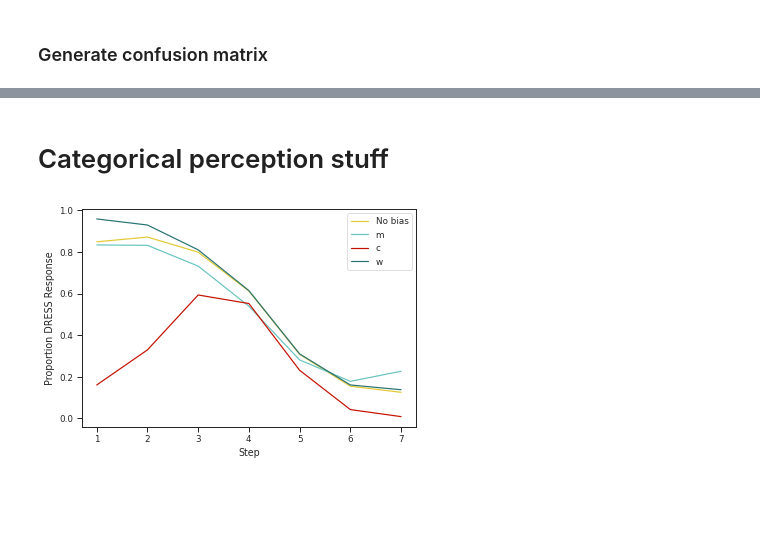
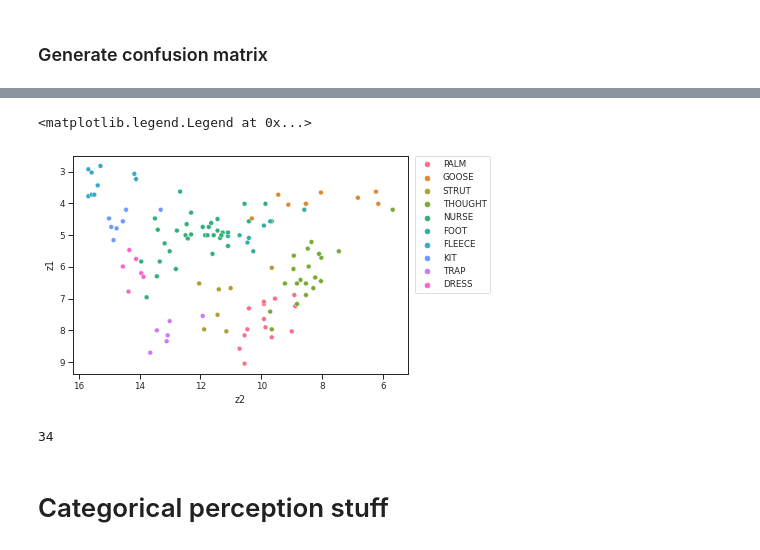
Before and after one commit to fmailhot/GCMPy-draft, a Jupyter notebook: GCMPy-ms.ipynb, the cells around one changed output, grey strips where cells are left out. Saved outputs shown, nothing was run; the diff lists cells and outputs as text; code cells hidden in the pictures; blank space fills up the shorter version.

```diff
--- a/GCMPy-ms.ipynb
+++ b/GCMPy-ms.ipynb
@@ -55,3 +109,15 @@ test = pbbark.copy()
+# %%
+pl = sns.scatterplot(y="z1",x="z2",data=inaccuratetype, hue="vowel")
+pl.invert_yaxis()
+pl.invert_xaxis()
+plt.legend(bbox_to_anchor=(1.02, 1), loc='upper left', borderaxespad=0)
+# %% [output]
+<matplotlib.legend.Legend at 0x...>
+[figure, added]
+# %%
+len(inaccuratetype['speaker'].unique())
+# %% [output]
+34
 # %% [markdown]
 # Categorical perception stuff
 # %%
@@ -77,4 +132,0 @@ wbias= gp.multicatprime(cont,pbbark,catslist,dimsvals,cval,cat=bias_on,catbias=t
-# %%
-gp.cpplot([choices_cont,mbias,cbias,wbias],"vowel",["No bias","m","c","w"])
-# %% [output]
-[figure, removed]
```
Also changed, not shown: parts of 22 cells of this notebook.
